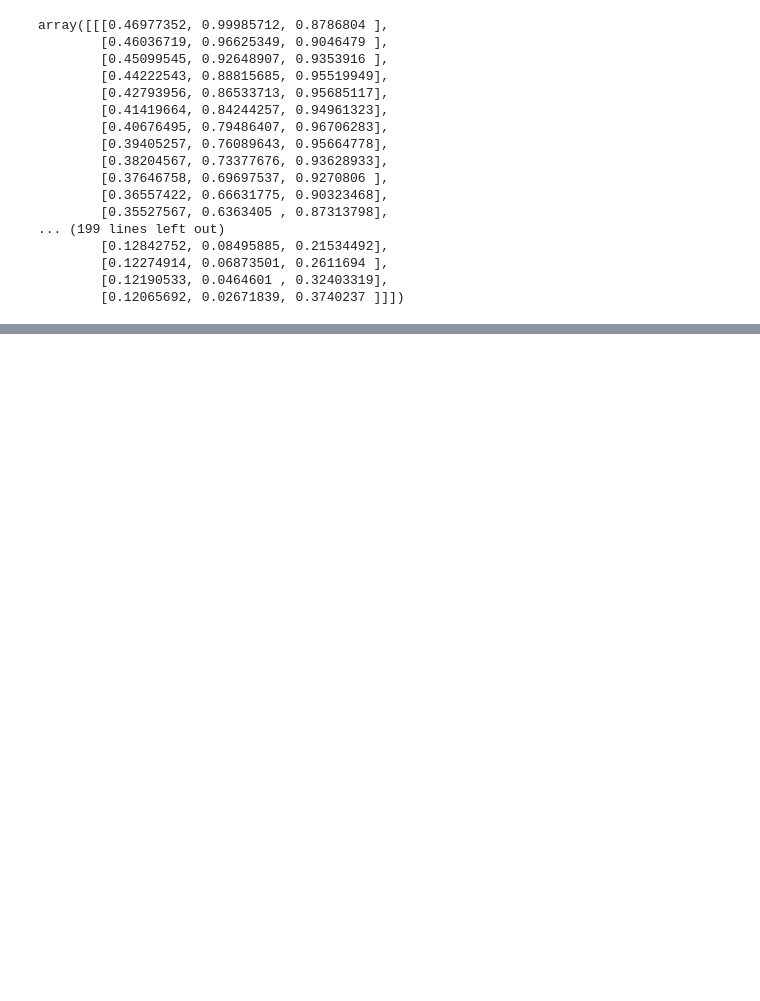
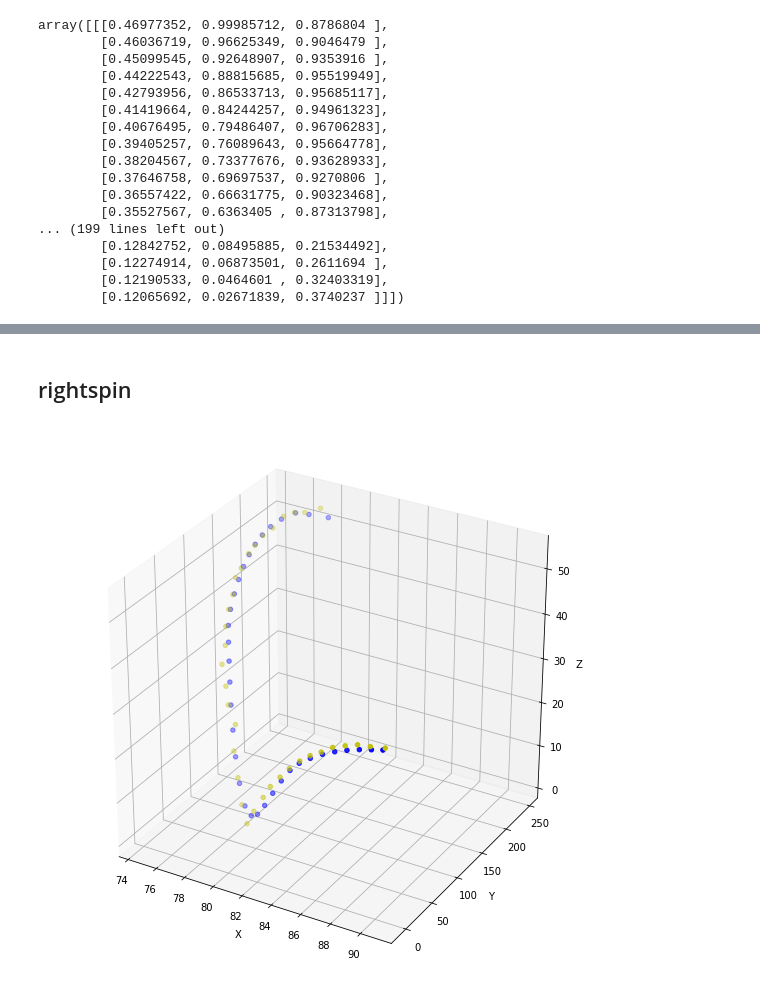
Before and after one commit to ConradLiuuu/ML_practice, a Jupyter notebook: reconstruction_trajectory_20200130v3.ipynb, the cells around one changed output, grey strips where cells are left out. Saved outputs shown, nothing was run; the diff lists cells and outputs as text; code cells hidden in the pictures; blank space fills up the shorter version.

```diff
--- a/reconstruction_trajectory_20200130v3.ipynb
+++ b/reconstruction_trajectory_20200130v3.ipynb
@@ -201,0 +252,27 @@ array([[[ -0.10932288,  -8.89389648,  -3.30643033],
+# %% [markdown]
+## rightspin
+# %%
+fig = plt.figure(figsize=(10,10))
+ax = fig.add_subplot(1,1,1, projection='3d')
+
+act_right1 = seq[2,:,:]
+pred_right1 = pred[2,:,:]
+
+act_right1_x = act_right1[:, 0]
+act_right1_y = act_right1[:, 1]
+act_right1_z = act_right1[:, 2]
+ax.scatter(act_right1_x, act_right1_y, act_right1_z, c='y')
+
+pred_right1_x = pred_right1[:,0]
+pred_right1_y = pred_right1[:,1]
+pred_right1_z = pred_right1[:,2]
+ax.scatter(pred_right1_x, pred_right1_y, pred_right1_z, c='b')
+
+ax.set_xlabel('X')
+ax.set_ylabel('Y')
+ax.set_zlabel('Z')
+
+#ax.view_init(0,0)
+plt.show()
+# %% [output]
+[figure, added]
```
Also changed, not shown: parts of 34 cells of this notebook.
